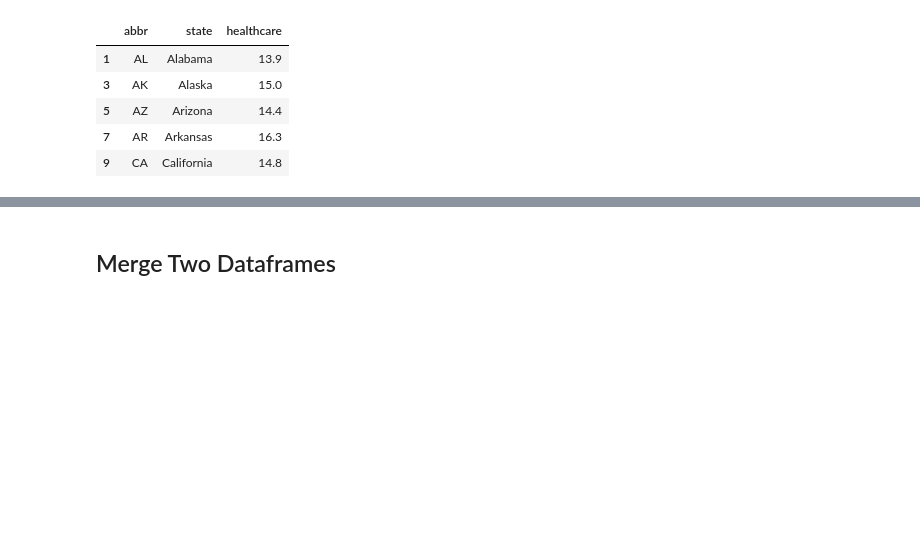
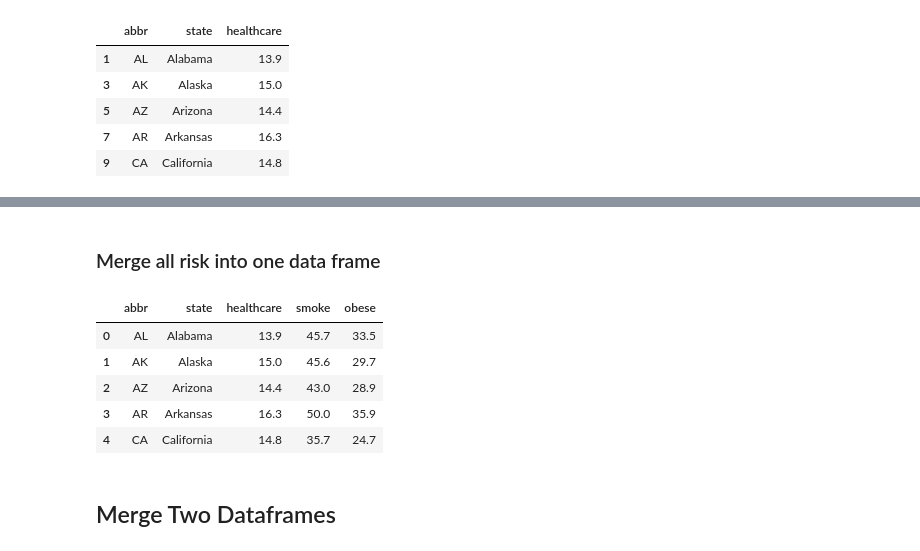
Before and after one commit to feng443/RUDSWeek16D3, a Jupyter notebook: data_prep.ipynb, the cells around one changed output, grey strips where cells are left out. Drawn from its saved outputs; the diff is of its cells as text; code cells hidden in the pictures; blank space fills up the shorter version.

```diff
--- a/data_prep.ipynb
+++ b/data_prep.ipynb
@@ -43,3 +111,15 @@ df_healthcare.head()
+# %% [markdown]
+### Merge all risk into one data frame
+# %%
+df_risks = df_healthcare.merge(df_smoke, on='state').merge(df_obese, on='state')
+df_risks.head()
+# %% [output]
+|  | abbr | state | healthcare | smoke | obese |
+| 0 | AL | Alabama | 13.9 | 45.7 | 33.5 |
+| 1 | AK | Alaska | 15.0 | 45.6 | 29.7 |
+| 2 | AZ | Arizona | 14.4 | 43.0 | 28.9 |
+| 3 | AR | Arkansas | 16.3 | 50.0 | 35.9 |
+| 4 | CA | California | 14.8 | 35.7 | 24.7 |
 # %% [markdown]
 ## Merge Two Dataframes
 # %%
```
Also changed, not shown: parts of 15 cells of this notebook, 4 other files.
